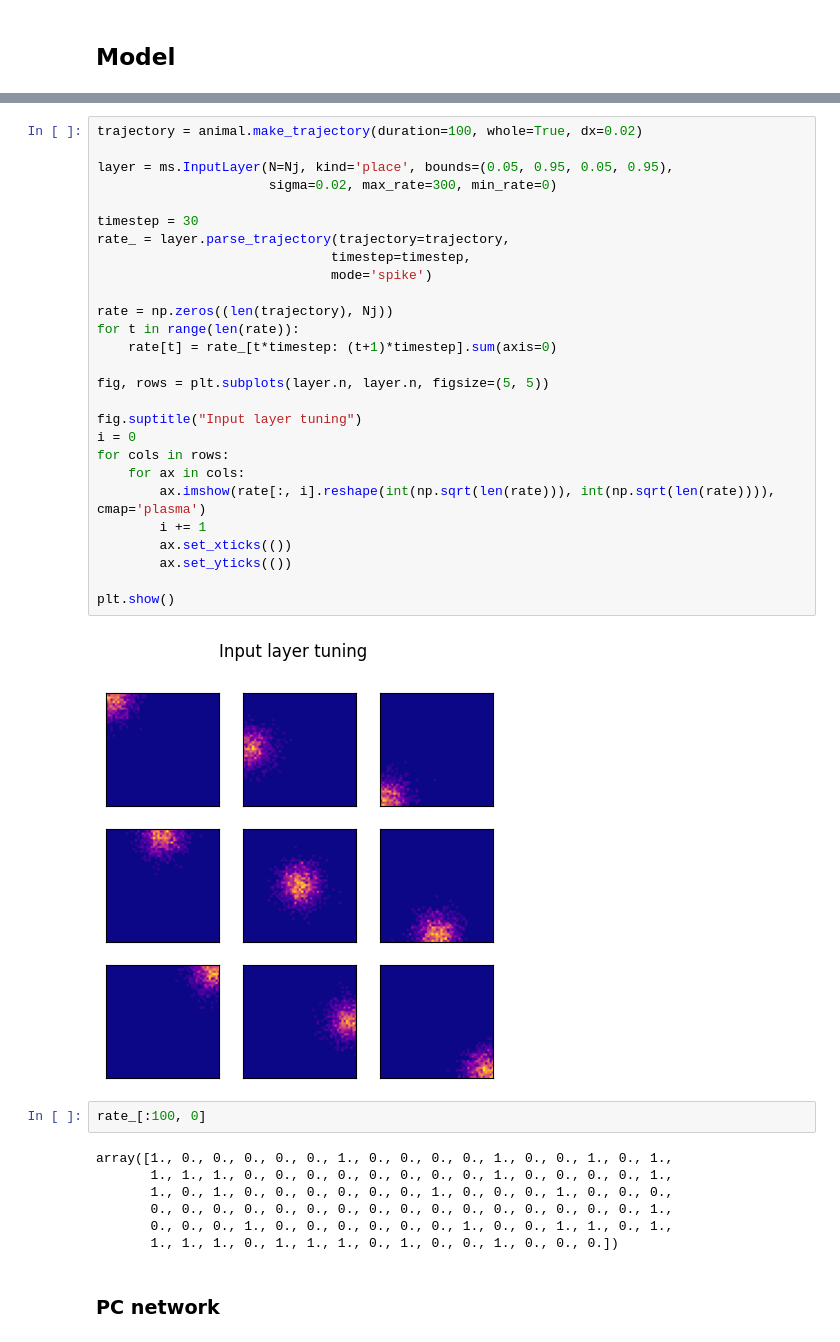
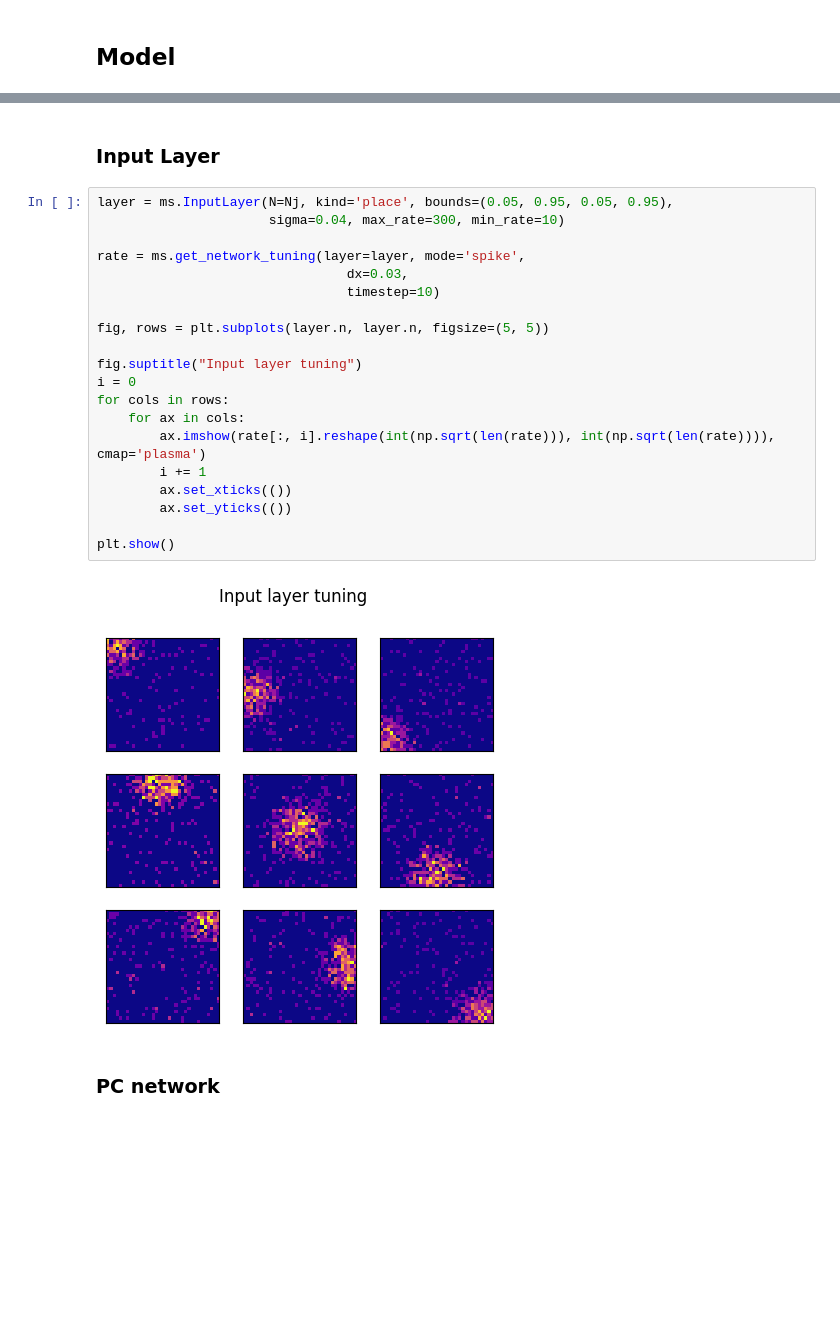
Before and after one commit to iKiru-hub/PCNN, a Jupyter notebook: pcnn_lab.ipynb, the cells around one changed output, grey strips where cells are left out. Saved outputs shown, nothing was run; the diff lists cells and outputs as text; blank space fills up the shorter version.

```diff
--- a/pcnn_lab.ipynb
+++ b/pcnn_lab.ipynb
@@ -277,41 +276,27 @@ plt.imshow(net.Wff, cmap='plasma');
 ---
-# %%
-trajectory = animal.make_trajectory(duration=100, whole=True, dx=0.02)
-
-layer = ms.InputLayer(N=Nj, kind='place', bounds=(0.05, 0.95, 0.05, 0.95),
-                      sigma=0.02, max_rate=300, min_rate=0)
-
-timestep = 30
-rate_ = layer.parse_trajectory(trajectory=trajectory,
-                              timestep=timestep,
-                              mode='spike')
-
-rate = np.zeros((len(trajectory), Nj))
-for t in range(len(rate)):
-    rate[t] = rate_[t*timestep: (t+1)*timestep].sum(axis=0)
-
-fig, rows = plt.subplots(layer.n, layer.n, figsize=(5, 5))
-
-fig.suptitle("Input layer tuning")
-i = 0
-for cols in rows:
-    for ax in cols:
-        ax.imshow(rate[:, i].reshape(int(np.sqrt(len(rate))), int(np.sqrt(len(rate)))), cmap='plasma')
-        i += 1
-        ax.set_xticks(())
-        ax.set_yticks(())
-
-plt.show()
-# %% [output]
-[figure, removed]
-# %%
-rate_[:100, 0]
-# %% [output]
-array([1., 0., 0., 0., 0., 0., 1., 0., 0., 0., 0., 1., 0., 0., 1., 0., 1.,
-       1., 1., 1., 0., 0., 0., 0., 0., 0., 0., 0., 1., 0., 0., 0., 0., 1.,
-       1., 0., 1., 0., 0., 0., 0., 0., 0., 1., 0., 0., 0., 1., 0., 0., 0.,
-       0., 0., 0., 0., 0., 0., 0., 0., 0., 0., 0., 0., 0., 0., 0., 0., 1.,
-       0., 0., 0., 1., 0., 0., 0., 0., 0., 0., 1., 0., 0., 1., 1., 0., 1.,
-       1., 1., 1., 0., 1., 1., 1., 0., 1., 0., 0., 1., 0., 0., 0.])
+# %% [markdown]
+### Input Layer
+# %%
+layer = ms.InputLayer(N=Nj, kind='place', bounds=(0.05, 0.95, 0.05, 0.95),
+                      sigma=0.04, max_rate=300, min_rate=10)
+
+rate = ms.get_network_tuning(layer=layer, mode='spike',
+                                dx=0.03,
+                                timestep=10)
+
+fig, rows = plt.subplots(layer.n, layer.n, figsize=(5, 5))
+
+fig.suptitle("Input layer tuning")
+i = 0
+for cols in rows:
+    for ax in cols:
+        ax.imshow(rate[:, i].reshape(int(np.sqrt(len(rate))), int(np.sqrt(len(rate)))), cmap='plasma')
+        i += 1
+        ax.set_xticks(())
+        ax.set_yticks(())
+
+plt.show()
+# %% [output]
+[figure, added]
 # %% [markdown]
 ### PC network
```
Also changed, not shown: parts of 20 cells of this notebook, 4 other files.
